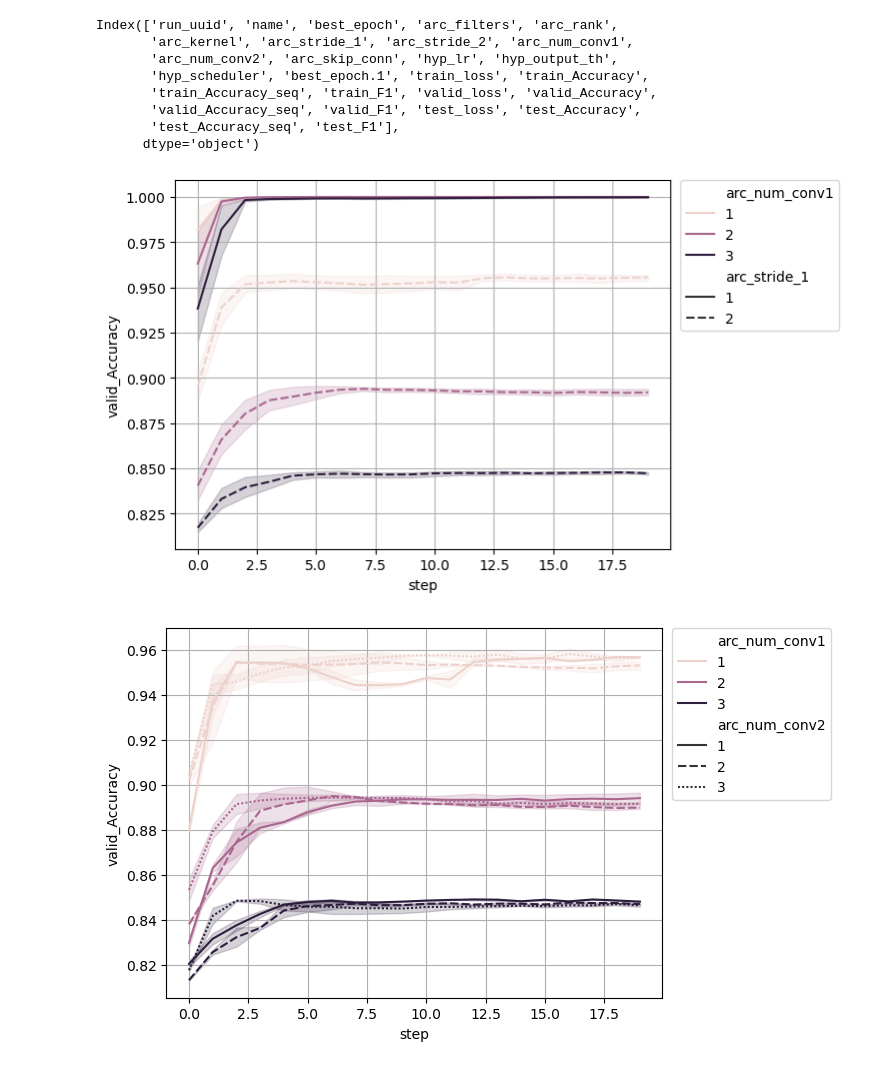
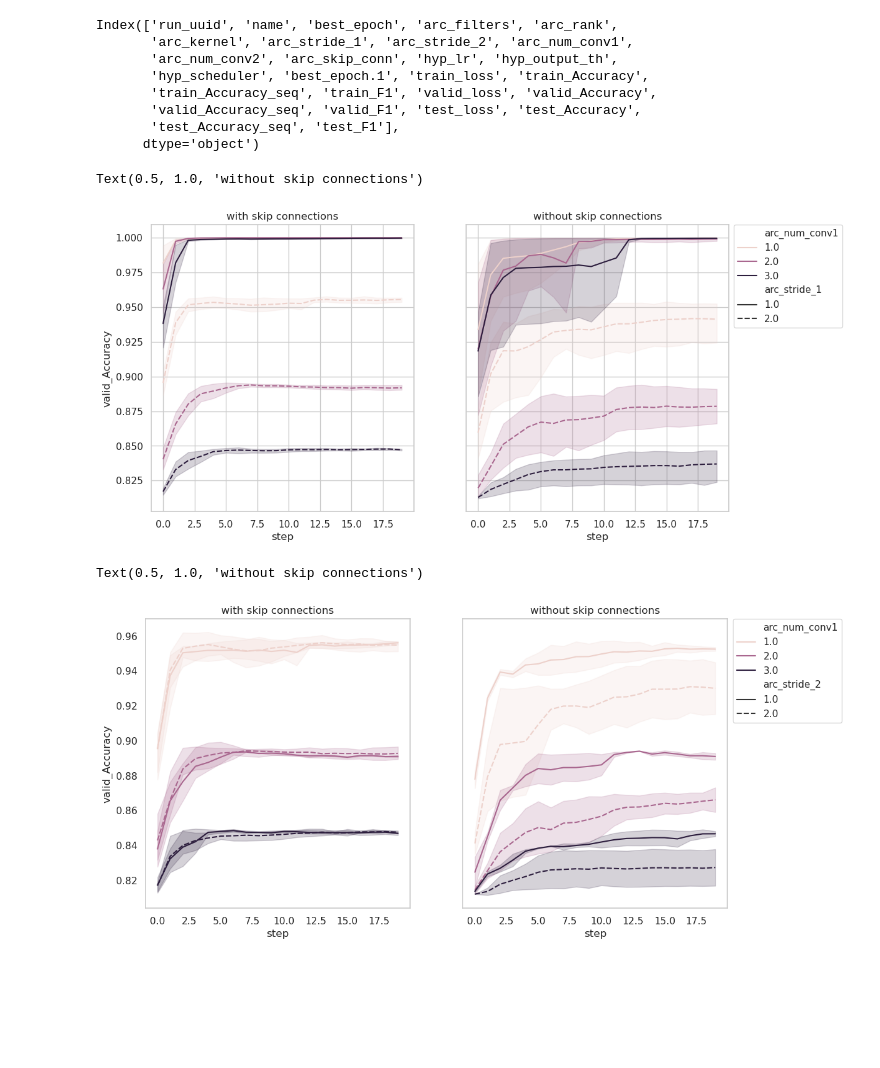
Before and after one commit to Gisch97/RNA-analysis, a Jupyter notebook: AEseq2seq/notebooks/Unet_convolution_layers.ipynb, the cells around one changed output. Saved outputs shown, nothing was run; the diff lists cells and outputs as text; code cells hidden in the pictures; blank space fills up the shorter version.

```diff
--- a/AEseq2seq/notebooks/Unet_convolution_layers.ipynb
+++ b/AEseq2seq/notebooks/Unet_convolution_layers.ipynb
@@ -6,6 +8,6 @@ pd.options.display.max_columns = None
 # %%
-data = pd.read_csv('./from_db/Unet/Unet- convolutional-layers/params_best_epoch.csv')
-metrics = pd.read_csv('./from_db/Unet/Unet- convolutional-layers/train_metrics.csv')
+data = pd.read_csv('./from_db/Unet/Unet- convolutional-layers/params_best_epoch_v2.csv')
+metrics = pd.read_csv('./from_db/Unet/Unet- convolutional-layers/train_metrics_v2.csv')
 # %%
 data.columns
 # %% [output]
@@ -17,3 +19,8 @@ Index(['run_uuid', 'name', 'best_epoch', 'arc_filters', 'arc_rank',
        'valid_Accuracy_seq', 'valid_F1', 'test_loss', 'test_Accuracy',
        'test_Accuracy_seq', 'test_F1'],
       dtype='object')
+# %%
+metrics['step'] = metrics['step'].astype(int)
+# %%
+data_skips = data[data['arc_skip_conn'] == 1]
+data_no_skips = data[data['arc_skip_conn'] == 0]
@@ -50,19 +78,34 @@ Index(['run_uuid', 'name', 'best_epoch', 'arc_filters', 'arc_rank',
       dtype='object')
 # %%
 cols = ['run_uuid', 'arc_stride_1', 'arc_stride_2', 'arc_num_conv1', 'arc_num_conv2']
-metrics = pd.merge(metrics, data[cols], how='left', left_on='run_uuid', right_on='run_uuid')
+metrics_skips = pd.merge(metrics, data_skips[cols], how='left', left_on='run_uuid', right_on='run_uuid')
+metrics_no_skips = pd.merge(metrics, data_no_skips[cols], how='left', left_on='run_uuid', right_on='run_uuid')
 # %%
-g = sns.lineplot(data=metrics, x='step', y='valid_Accuracy', style='arc_stride_1', hue='arc_num_conv1')
-g.legend(bbox_to_anchor=(1.02, 1), loc=2, borderaxespad=0.)
-g.grid()
+fig, ax = plt.subplots(1, 2, figsize=(12, 6), sharey=True, sharex=True)
+g = sns.lineplot(data=metrics_skips, x='step', y='valid_Accuracy', style='arc_stride_1', hue='arc_num_conv1', ax=ax[0], legend=False)
+# g.grid()
+g.set_title('with skip connections')
+
+f = sns.lineplot(data=metrics_no_skips, x='step', y='valid_Accuracy', style='arc_stride_1', hue='arc_num_conv1', ax=ax[1])
+f.legend(bbox_to_anchor=(1.02, 1), loc=2, borderaxespad=0.)
+# f.grid()
+f.set_title('without skip connections')
 # %% [output]
+Text(0.5, 1.0, 'without skip connections')
-[figure, old version]
+[figure, new version]
 # %%
-g = sns.lineplot(data=metrics.query('arc_stride_1 == 2'), x='step', y='valid_Accuracy', style='arc_num_conv2', hue='arc_num_conv1')
-g.legend(bbox_to_anchor=(1.02, 1), loc=2, borderaxespad=0.)
+fig, ax = plt.subplots(1, 2, figsize=(12, 6), sharey=True, sharex=True)
+g = sns.lineplot(data=metrics_skips.query('arc_stride_1 == 2'), x='step', y='valid_Accuracy', style='arc_stride_2', hue='arc_num_conv1', ax=ax[0], legend=False)
 g.grid()
+g.set_title('with skip connections')
+
+f = sns.lineplot(data=metrics_no_skips.query('arc_stride_1 == 2'), x='step', y='valid_Accuracy', style='arc_stride_2', hue='arc_num_conv1', ax=ax[1])
+f.legend(bbox_to_anchor=(1.02, 1), loc=2, borderaxespad=0.)
+f.grid()
+f.set_title('without skip connections')
 # %% [output]
+Text(0.5, 1.0, 'without skip connections')
-[figure, old version]
+[figure, new version]
 # %%
 g = sns.lineplot(data=metrics.query('arc_stride_1 == 2'), x='step', y='valid_Accuracy', style='arc_stride_2', hue='arc_num_conv1')
 g.legend(bbox_to_anchor=(1.02, 1), loc=2, borderaxespad=0.)
```
Also changed, not shown: parts of 8 cells of this notebook, 2 other files.
